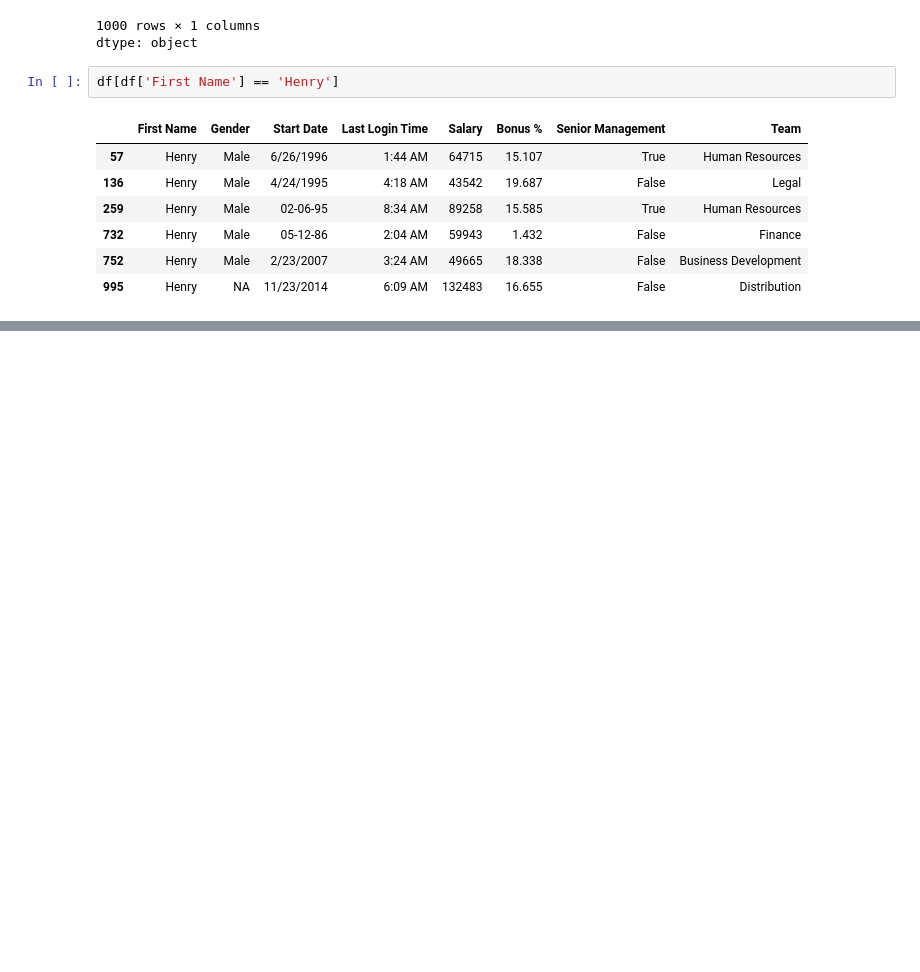
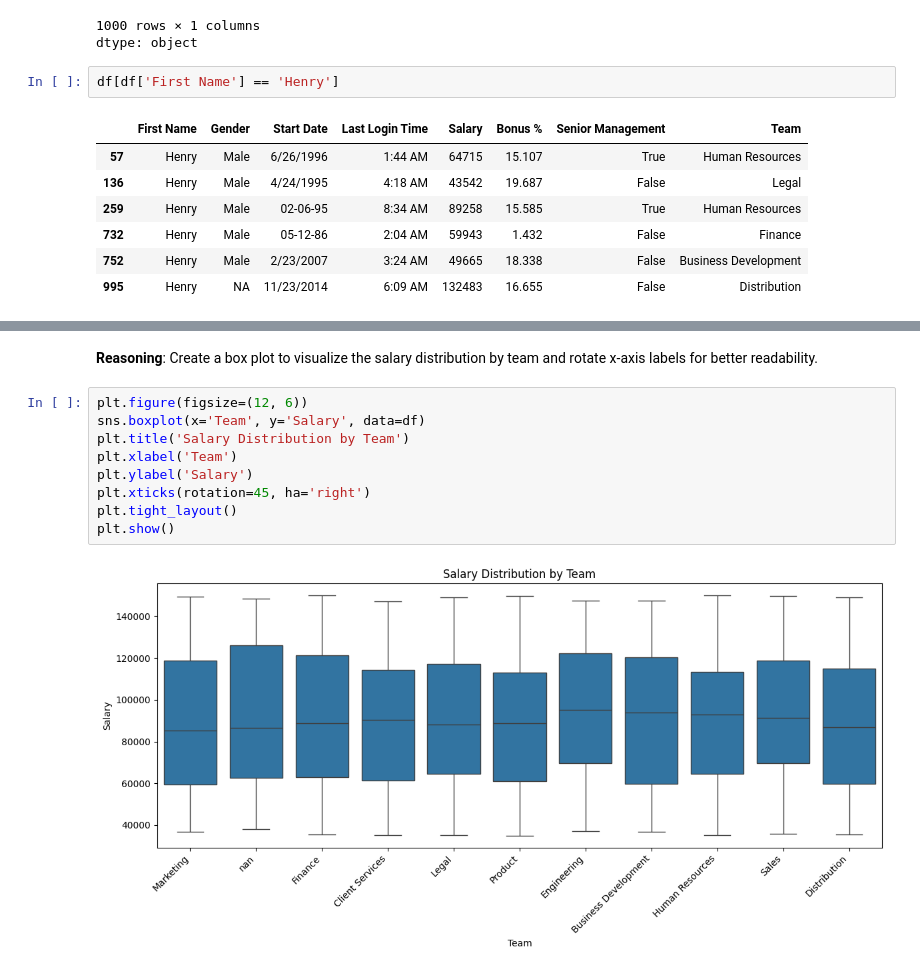
Before and after one commit to Grace-1420/Employees.py, a Jupyter notebook: Employees.ipynb, the cells around one changed output, grey strips where cells are left out. Drawn from its saved outputs; the diff is of its cells as text; blank space fills up the shorter version.

```diff
--- a/Employees.ipynb
+++ b/Employees.ipynb
@@ -124,0 +326,14 @@ df[df['First Name'] == 'Henry']
+# %% [markdown]
+**Reasoning**:
+Create a box plot to visualize the salary distribution by team and rotate x-axis labels for better readability.
+# %%
+plt.figure(figsize=(12, 6))
+sns.boxplot(x='Team', y='Salary', data=df)
+plt.title('Salary Distribution by Team')
+plt.xlabel('Team')
+plt.ylabel('Salary')
+plt.xticks(rotation=45, ha='right')
+plt.tight_layout()
+plt.show()
+# %% [output]
+[figure, added]
```
Also changed, not shown: parts of 36 cells of this notebook.
